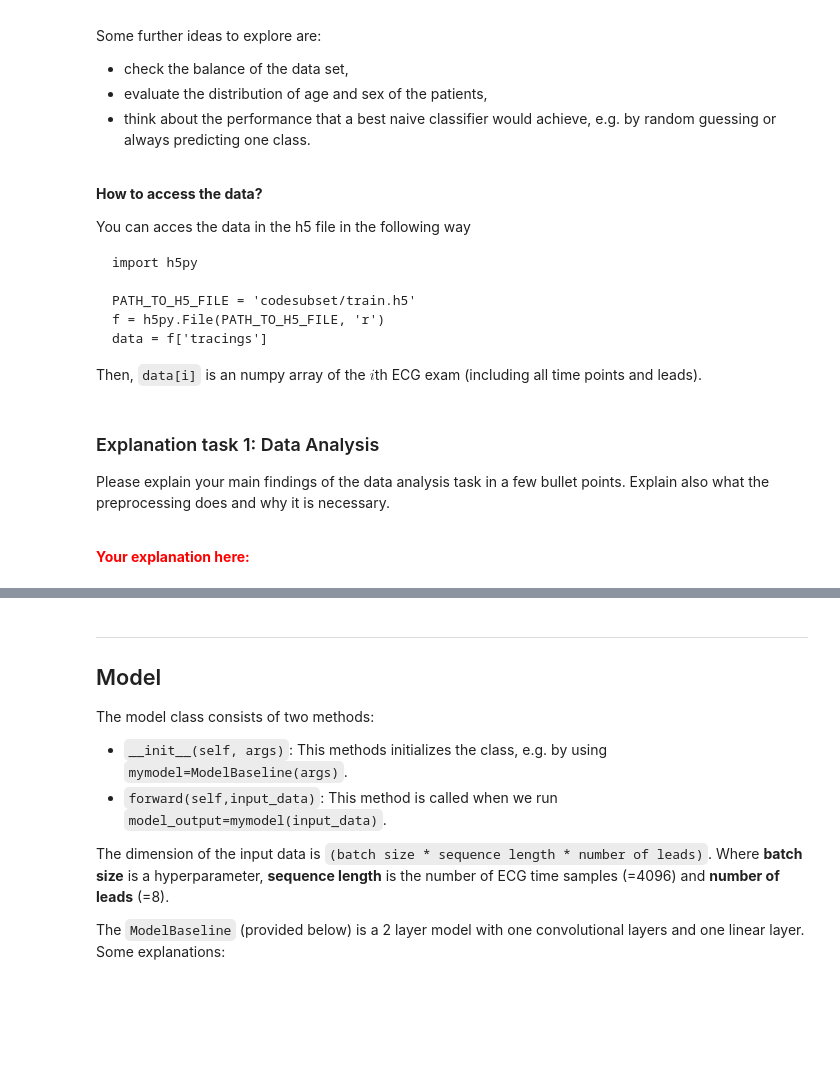
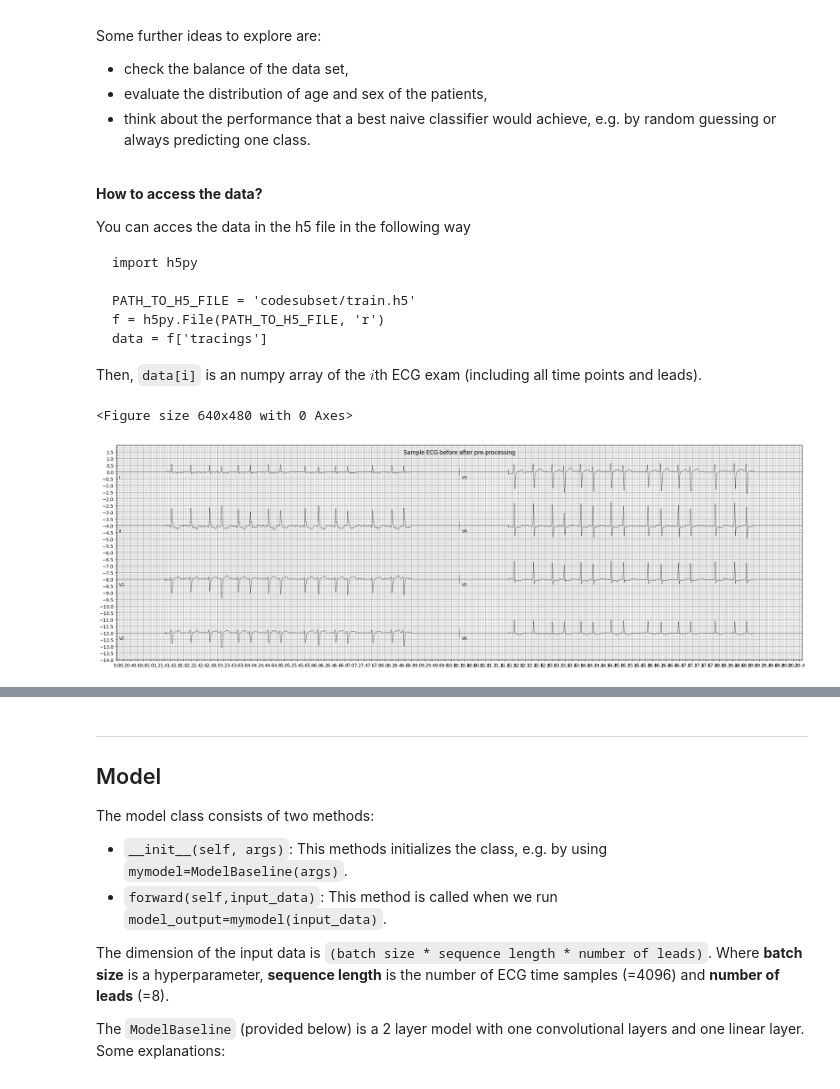
Before and after one commit to andrerameken/Wasp-ECG-Assignment, a Jupyter notebook: assignment_ecg_classification.ipynb, the cells around one changed output, grey strips where cells are left out. Saved outputs shown, nothing was run; the diff lists cells and outputs as text; code cells hidden in the pictures; blank space fills up the shorter version.

```diff
--- a/assignment_ecg_classification.ipynb
+++ b/assignment_ecg_classification.ipynb
@@ -248,12 +217,11 @@ import h5py
 PATH_TO_H5_FILE = "codesubset/train.h5"
 f = h5py.File(PATH_TO_H5_FILE)
 data = f["tracings"]
-# %% [markdown]
-### Explanation task 1: Data Analysis
-
-Please explain your main findings of the data analysis task in a few bullet points. Explain also what the preprocessing does and why it is necessary.
-
-<br />
-
-
-**<font color='red'>Your explanation here:</font>**
+# %%
+plt.figure()
+lead = ['I', 'II', 'V1', 'V2', 'V3', 'V4', 'V5', 'V6']
+ecg_plot.plot(data[1].T, sample_rate=400, style='bw', row_height=8, lead_index=lead, columns=2, title='Sample ECG before after pre-processing')
+plt.show()
+# %% [output]
+<Figure size 640x480 with 0 Axes>
+[figure, added]
```
Also changed, not shown: parts of 12 cells of this notebook.
